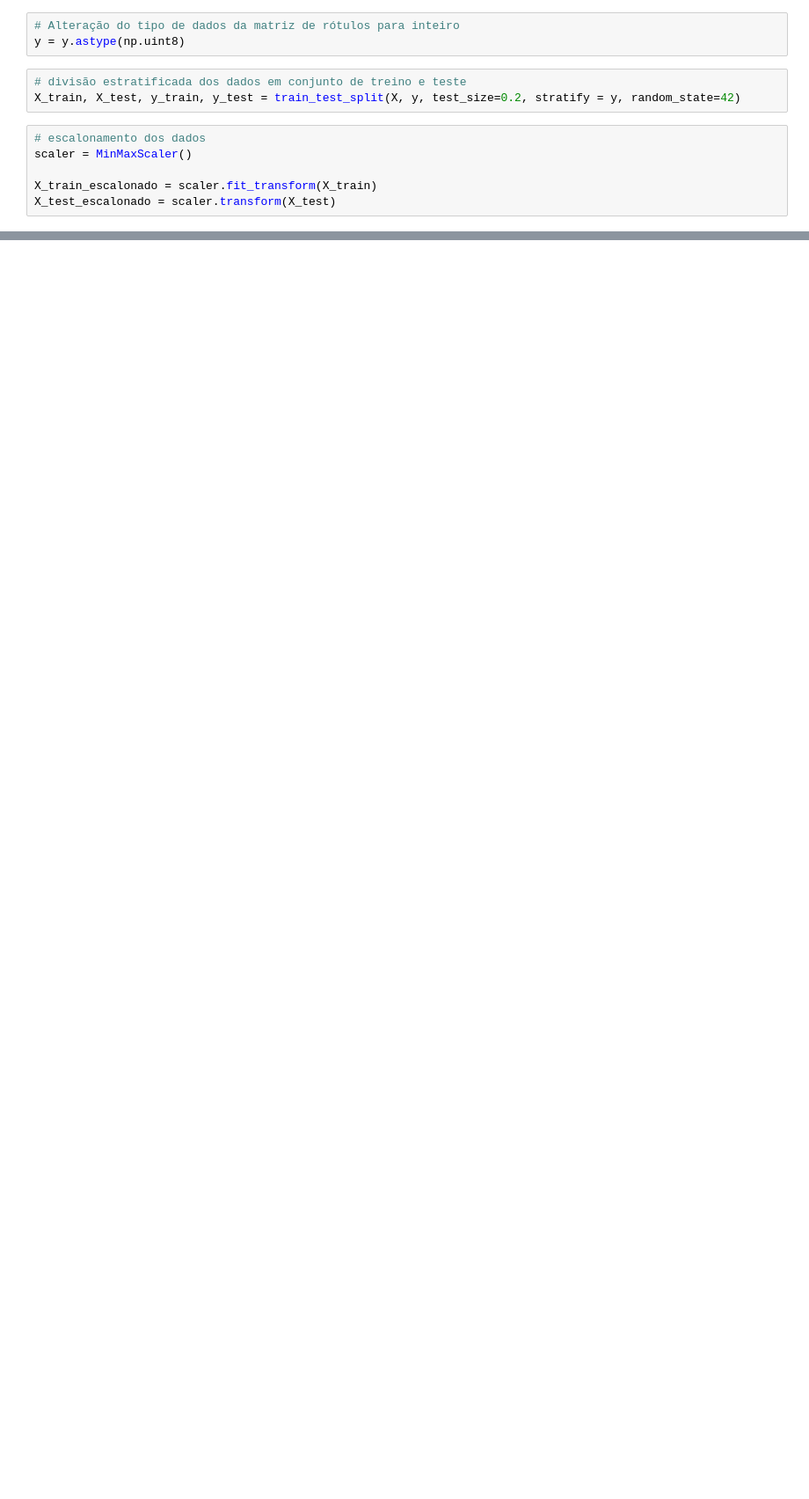
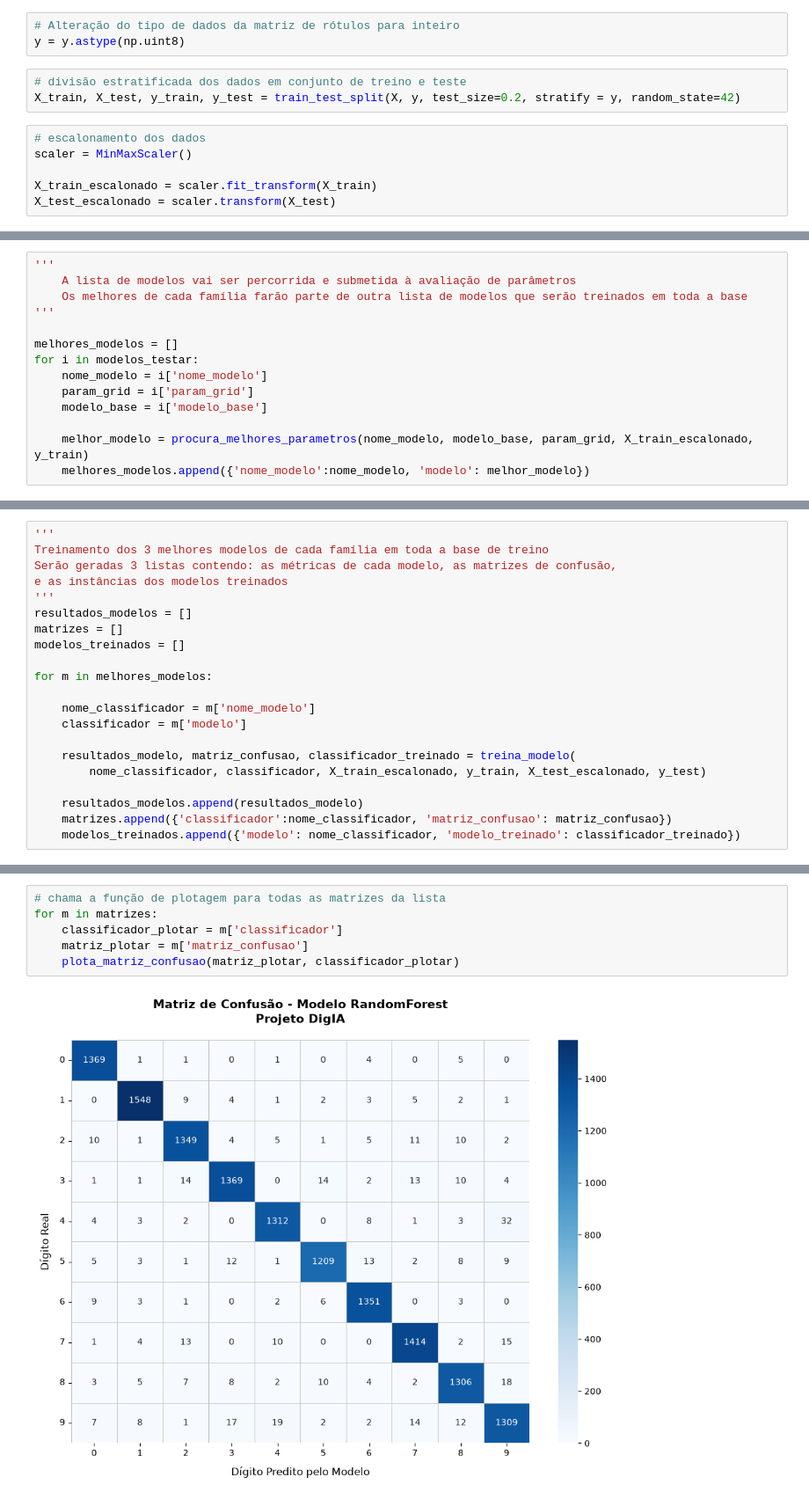
Before and after one commit to miguelfbianchi/DigiApi, a Jupyter notebook: modelo_ml.ipynb, the cells around one changed output, grey strips where cells are left out. Shown at 88% size. Saved outputs shown, nothing was run; the diff lists cells and outputs as text; blank space fills up the shorter version.

Commit message:
Implementação modelo p2

```diff
--- a/modelo_ml.ipynb
+++ b/modelo_ml.ipynb
@@ -70,0 +100,14 @@ def procura_melhores_parametros (nome_modelo, modelo, parametros, X_treino, y_tr
+# %%
+'''
+    A lista de modelos vai ser percorrida e submetida à avaliação de parâmetros
+    Os melhores de cada família farão parte de outra lista de modelos que serão treinados em toda a base
+'''
+
+melhores_modelos = []
+for i in modelos_testar:
+    nome_modelo = i['nome_modelo']
+    param_grid = i['param_grid']
+    modelo_base = i['modelo_base']
+
+    melhor_modelo = procura_melhores_parametros(nome_modelo, modelo_base, param_grid, X_train_escalonado, y_train)
+    melhores_modelos.append({'nome_modelo':nome_modelo, 'modelo': melhor_modelo})
@@ -70,0 +132,21 @@ def procura_melhores_parametros (nome_modelo, modelo, parametros, X_treino, y_tr
+# %%
+'''
+Treinamento dos 3 melhores modelos de cada família em toda a base de treino
+Serão geradas 3 listas contendo: as métricas de cada modelo, as matrizes de confusão,
+e as instâncias dos modelos treinados
+'''
+resultados_modelos = []
+matrizes = []
+modelos_treinados = []
+
+for m in melhores_modelos:
+
+    nome_classificador = m['nome_modelo']
+    classificador = m['modelo']
+
+    resultados_modelo, matriz_confusao, classificador_treinado = treina_modelo(
+        nome_classificador, classificador, X_train_escalonado, y_train, X_test_escalonado, y_test)
+
+    resultados_modelos.append(resultados_modelo)
+    matrizes.append({'classificador':nome_classificador, 'matriz_confusao': matriz_confusao})
+    modelos_treinados.append({'modelo': nome_classificador, 'modelo_treinado': classificador_treinado})
@@ -70,0 +171,8 @@ def procura_melhores_parametros (nome_modelo, modelo, parametros, X_treino, y_tr
+# %%
+# chama a função de plotagem para todas as matrizes da lista
+for m in matrizes:
+    classificador_plotar = m['classificador']
+    matriz_plotar = m['matriz_confusao']
+    plota_matriz_confusao(matriz_plotar, classificador_plotar)
+# %% [output]
+[figure, added]
```
Also changed, not shown: parts of 11 cells of this notebook, 1 other file.
